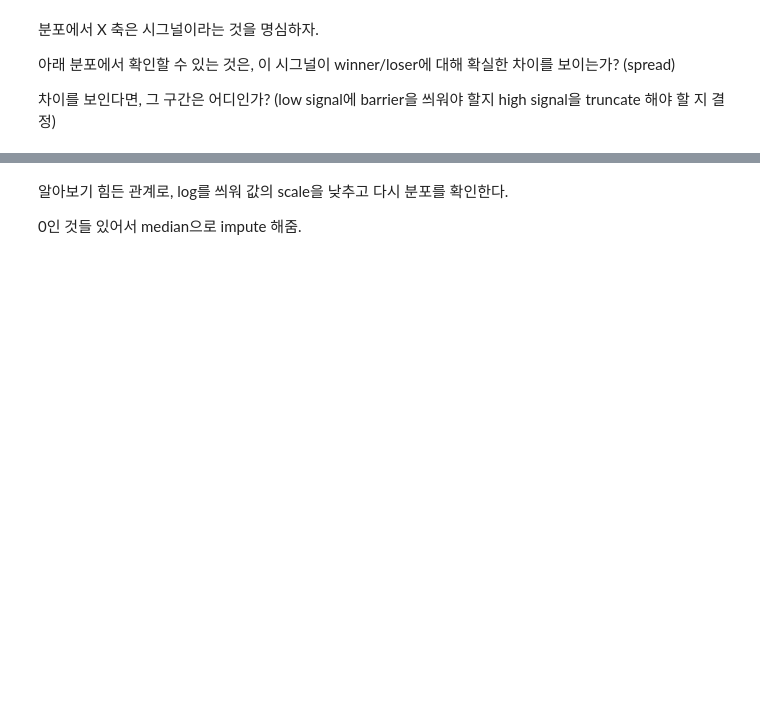
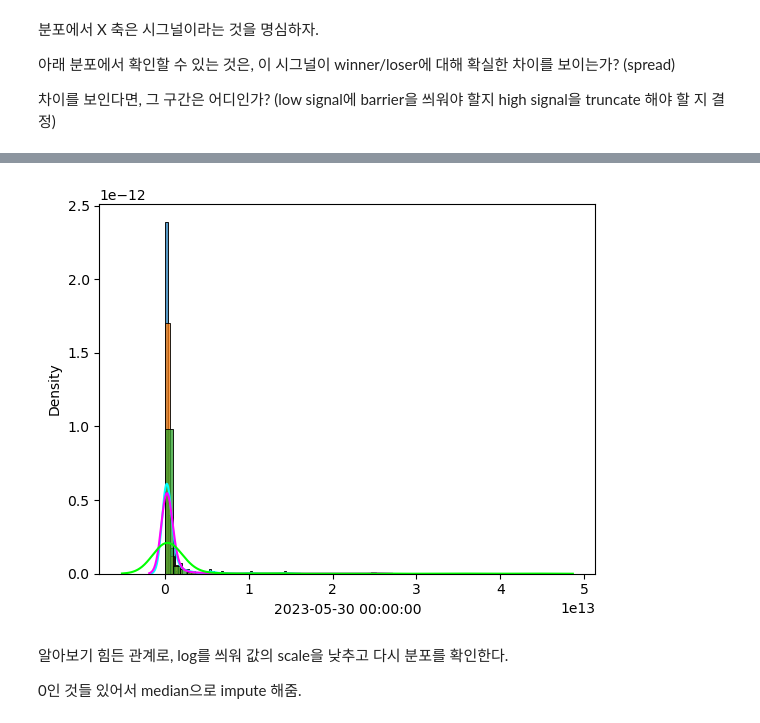
Before and after one commit to jaepil-choi/daconKRX2023, a Jupyter notebook: eda_original.ipynb, the cells around one changed output, grey strips where cells are left out. Saved outputs shown, nothing was run; the diff lists cells and outputs as text; code cells hidden in the pictures; blank space fills up the shorter version.

```diff
--- a/eda_original.ipynb
+++ b/eda_original.ipynb
@@ -483,0 +501,10 @@ sns.histplot(loser_marketcaps, kde=True, bins=50)
+# %%
+ax1 = sns.histplot(winner_marketcaps, stat='density', bins=50)
+sns.kdeplot(winner_marketcaps, color='cyan', ax=ax1)
+
+ax2 = sns.histplot(loser_marketcaps, stat='density', bins=50)
+sns.kdeplot(loser_marketcaps, color='magenta', ax=ax2)
+
+ax3 = sns.histplot(control_marketcaps, stat='density', bins=50)
+sns.kdeplot(control_marketcaps, color='lime', ax=ax3)
+# %% [output]
@@ -484,3 +512,4 @@ sns.histplot(loser_marketcaps, kde=True, bins=50)
+[figure, added]
 # %% [markdown]
 알아보기 힘든 관계로, log를 씌워 값의 scale을 낮추고 다시 분포를 확인한다.
 
```
Also changed, not shown: parts of 27 cells of this notebook.
